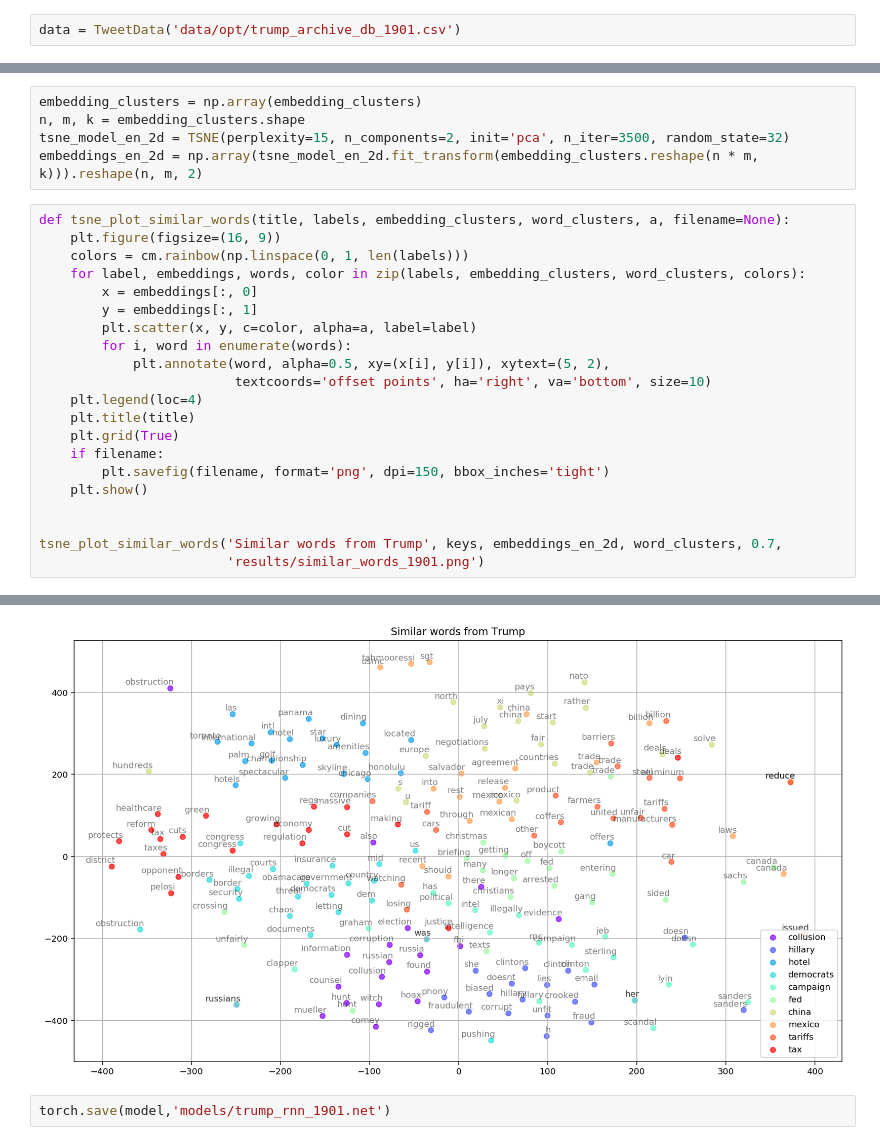
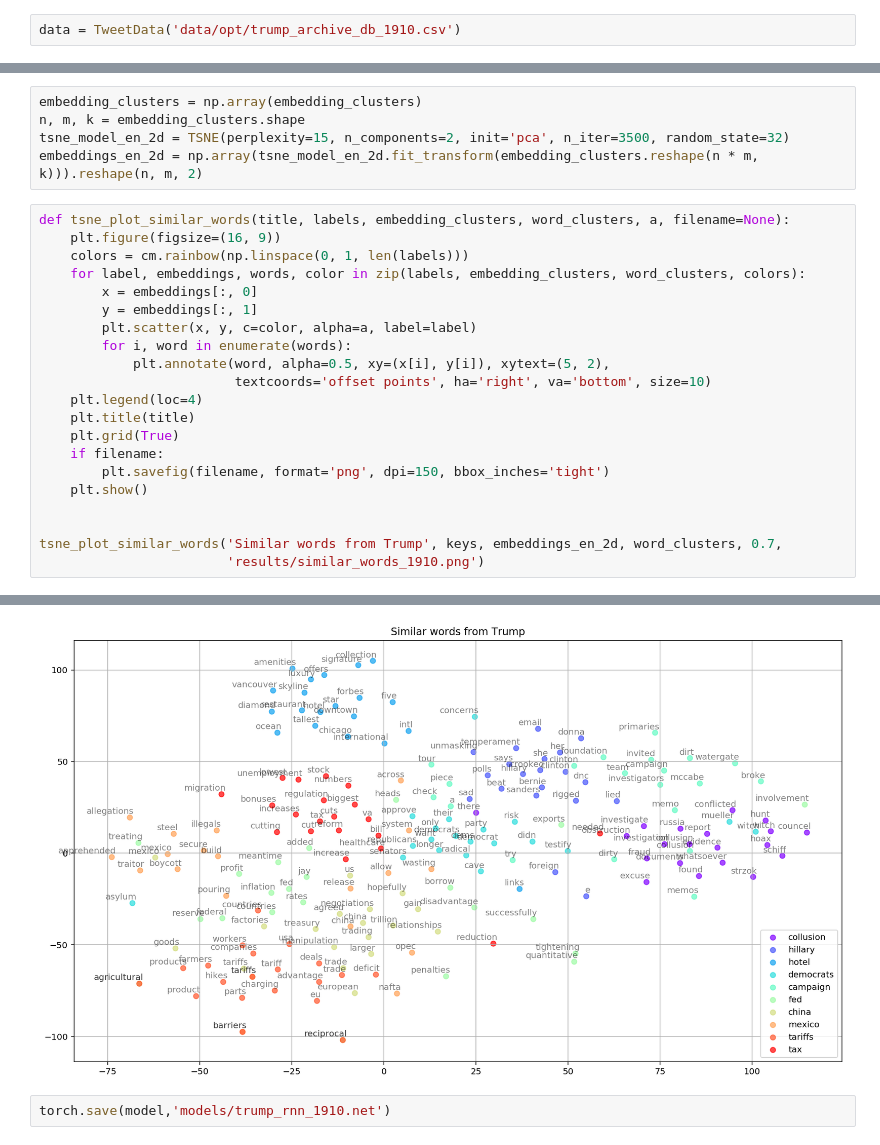
Before and after one commit to QuantCS109/TrumpTweets, a Jupyter notebook: Trump_Word2Vec.ipynb, the cells around one changed output, grey strips where cells are left out. Cells and saved outputs as stored; diff of their text form.

Commit message:
(feat) Added TweetReturns, finished RNN monthly models

```diff
--- a/Trump_Word2Vec.ipynb
+++ b/Trump_Word2Vec.ipynb
@@ -25,7 +25,7 @@ warnings.filterwarnings("ignore")
 # %% [markdown]
 ## Loading data
 # %%
-data = TweetData('data/opt/trump_archive_db_1901.csv')
+data = TweetData('data/opt/trump_archive_db_1910.csv')
 # %%
 # get list of words
 words = data.words
@@ -209,34 +209,34 @@ embeddings_en_2d = np.array(tsne_model_en_2d.fit_transform(embedding_clusters.re
 def tsne_plot_similar_words(title, labels, embedding_clusters, word_clusters, a, filename=None):
     plt.figure(figsize=(16, 9))
     colors = cm.rainbow(np.linspace(0, 1, len(labels)))
     for label, embeddings, words, color in zip(labels, embedding_clusters, word_clusters, colors):
         x = embeddings[:, 0]
         y = embeddings[:, 1]
         plt.scatter(x, y, c=color, alpha=a, label=label)
         for i, word in enumerate(words):
             plt.annotate(word, alpha=0.5, xy=(x[i], y[i]), xytext=(5, 2),
                          textcoords='offset points', ha='right', va='bottom', size=10)
     plt.legend(loc=4)
     plt.title(title)
     plt.grid(True)
     if filename:
         plt.savefig(filename, format='png', dpi=150, bbox_inches='tight')
     plt.show()
 
 
 tsne_plot_similar_words('Similar words from Trump', keys, embeddings_en_2d, word_clusters, 0.7,
-                        'results/similar_words_1901.png')
+                        'results/similar_words_1910.png')
 # %% [output]
 'c' argument looks like a single numeric RGB or RGBA sequence, which should be avoided as value-mapping will have precedence in case its length matches with 'x' & 'y'.  Please use a 2-D array with a s ...
 'c' argument looks like a single numeric RGB or RGBA sequence, which should be avoided as value-mapping will have precedence in case its length matches with 'x' & 'y'.  Please use a 2-D array with a s ...
 'c' argument looks like a single numeric RGB or RGBA sequence, which should be avoided as value-mapping will have precedence in case its length matches with 'x' & 'y'.  Please use a 2-D array with a s ...
 'c' argument looks like a single numeric RGB or RGBA sequence, which should be avoided as value-mapping will have precedence in case its length matches with 'x' & 'y'.  Please use a 2-D array with a s ...
 'c' argument looks like a single numeric RGB or RGBA sequence, which should be avoided as value-mapping will have precedence in case its length matches with 'x' & 'y'.  Please use a 2-D array with a s ...
 'c' argument looks like a single numeric RGB or RGBA sequence, which should be avoided as value-mapping will have precedence in case its length matches with 'x' & 'y'.  Please use a 2-D array with a s ...
 'c' argument looks like a single numeric RGB or RGBA sequence, which should be avoided as value-mapping will have precedence in case its length matches with 'x' & 'y'.  Please use a 2-D array with a s ...
 'c' argument looks like a single numeric RGB or RGBA sequence, which should be avoided as value-mapping will have precedence in case its length matches with 'x' & 'y'.  Please use a 2-D array with a s ...
 'c' argument looks like a single numeric RGB or RGBA sequence, which should be avoided as value-mapping will have precedence in case its length matches with 'x' & 'y'.  Please use a 2-D array with a s ...
 'c' argument looks like a single numeric RGB or RGBA sequence, which should be avoided as value-mapping will have precedence in case its length matches with 'x' & 'y'.  Please use a 2-D array with a s ...
-[figure, old version]
+[figure, new version]
 # %%
-torch.save(model,'models/trump_rnn_1901.net')
+torch.save(model,'models/trump_rnn_1910.net')
```
Also changed, not shown: parts of 6 cells of this notebook, 26 other files.
